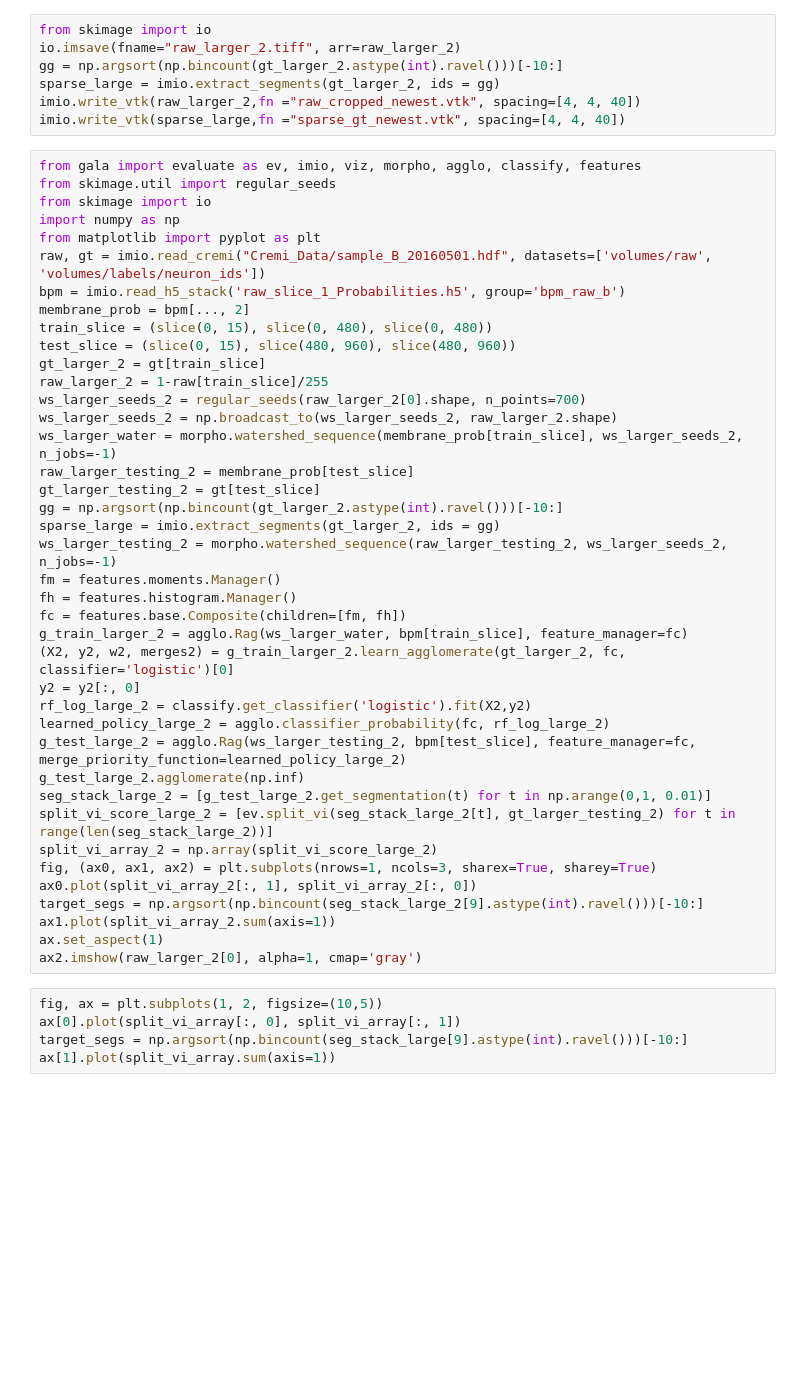
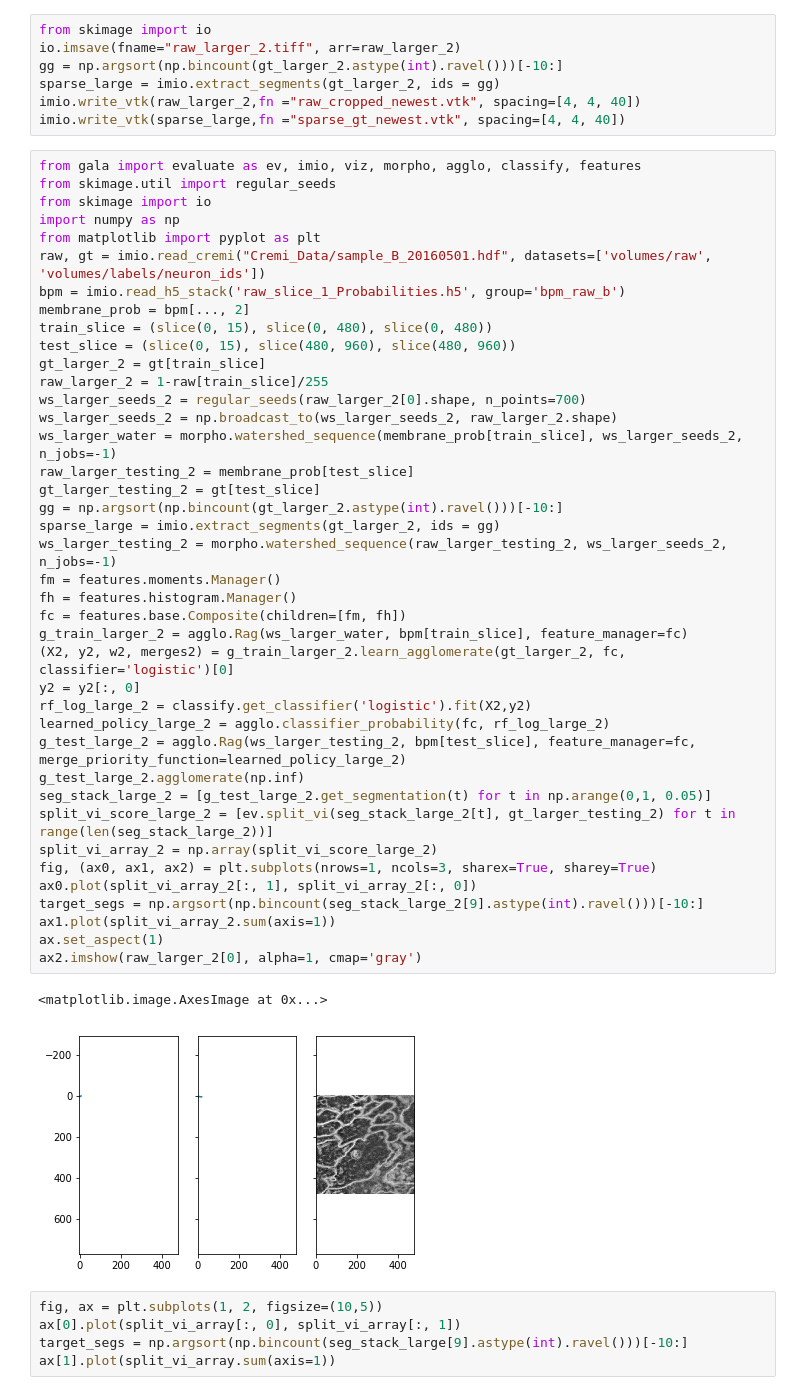
Before and after one commit to JohnnyTeutonic/view_all, a Jupyter notebook: notebooks/split_vi_notebook.ipynb, the cells around one changed output. Cells and saved outputs as stored; diff of their text form; blank space fills up the shorter version.

Commit message:
Calculate joint seg segments

```diff
--- a/notebooks/split_vi_notebook.ipynb
+++ b/notebooks/split_vi_notebook.ipynb
@@ -108,34 +110,37 @@ membrane_prob = bpm[..., 2]
 train_slice = (slice(0, 15), slice(0, 480), slice(0, 480))
 test_slice = (slice(0, 15), slice(480, 960), slice(480, 960))
 gt_larger_2 = gt[train_slice]
 raw_larger_2 = 1-raw[train_slice]/255
 ws_larger_seeds_2 = regular_seeds(raw_larger_2[0].shape, n_points=700)
 ws_larger_seeds_2 = np.broadcast_to(ws_larger_seeds_2, raw_larger_2.shape)
 ws_larger_water = morpho.watershed_sequence(membrane_prob[train_slice], ws_larger_seeds_2, n_jobs=-1)
 raw_larger_testing_2 = membrane_prob[test_slice]
 gt_larger_testing_2 = gt[test_slice]
 gg = np.argsort(np.bincount(gt_larger_2.astype(int).ravel()))[-10:]
 sparse_large = imio.extract_segments(gt_larger_2, ids = gg)
 ws_larger_testing_2 = morpho.watershed_sequence(raw_larger_testing_2, ws_larger_seeds_2, n_jobs=-1)
 fm = features.moments.Manager()
 fh = features.histogram.Manager()
 fc = features.base.Composite(children=[fm, fh])
 g_train_larger_2 = agglo.Rag(ws_larger_water, bpm[train_slice], feature_manager=fc)
 (X2, y2, w2, merges2) = g_train_larger_2.learn_agglomerate(gt_larger_2, fc, classifier='logistic')[0]
 y2 = y2[:, 0]
 rf_log_large_2 = classify.get_classifier('logistic').fit(X2,y2)
 learned_policy_large_2 = agglo.classifier_probability(fc, rf_log_large_2)
 g_test_large_2 = agglo.Rag(ws_larger_testing_2, bpm[test_slice], feature_manager=fc, merge_priority_function=learned_policy_large_2)
 g_test_large_2.agglomerate(np.inf)
-seg_stack_large_2 = [g_test_large_2.get_segmentation(t) for t in np.arange(0,1, 0.01)]
+seg_stack_large_2 = [g_test_large_2.get_segmentation(t) for t in np.arange(0,1, 0.05)]
 split_vi_score_large_2 = [ev.split_vi(seg_stack_large_2[t], gt_larger_testing_2) for t in range(len(seg_stack_large_2))]
 split_vi_array_2 = np.array(split_vi_score_large_2)
 fig, (ax0, ax1, ax2) = plt.subplots(nrows=1, ncols=3, sharex=True, sharey=True)
 ax0.plot(split_vi_array_2[:, 1], split_vi_array_2[:, 0])
 target_segs = np.argsort(np.bincount(seg_stack_large_2[9].astype(int).ravel()))[-10:]
 ax1.plot(split_vi_array_2.sum(axis=1))
 ax.set_aspect(1)
 ax2.imshow(raw_larger_2[0], alpha=1, cmap='gray')
+# %% [output]
+<matplotlib.image.AxesImage at 0x...>
+[figure, added]
 # %%
 fig, ax = plt.subplots(1, 2, figsize=(10,5))
 ax[0].plot(split_vi_array[:, 0], split_vi_array[:, 1])
```
Also changed, not shown: parts of 4 cells of this notebook, 1 other file.
